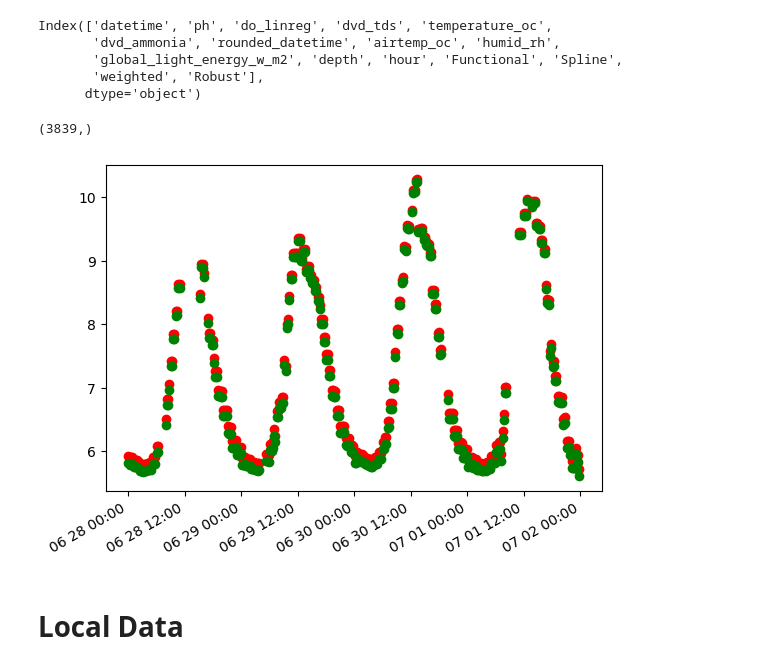
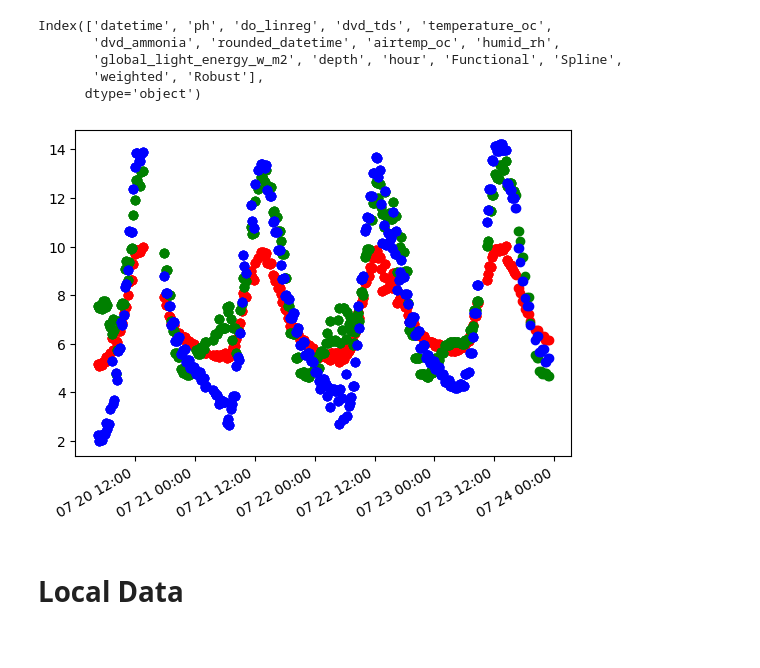
Before and after one commit to NawidT/morefish-ml, a Jupyter notebook: training/do_training.ipynb, the cells around one changed output. Cells and saved outputs as stored; diff of their text form; code cells hidden in the pictures.

```diff
--- a/training/do_training.ipynb
+++ b/training/do_training.ipynb
@@ -651,41 +707,49 @@ Index(['datetime', 'ph', 'do_linreg', 'dvd_tds', 'temperature_oc',
 # %%
 import matplotlib.pyplot as plt
 from matplotlib.dates import DateFormatter
 
 y_pred = svm_robust.predict(x_train)
 df['Robust'] = y_pred
 
-y_pred = ridgecv.predict(getWeightedAvg(x_train))
-df['Functional'] = y_pred
+#y_pred = ridgecv.predict(getWeightedAvg(x_train))
+#df['Functional'] = y_pred
 
 y_pred = svm_spline.predict(x_train)
 df['Spline'] = y_pred
 
 # y_pred = custom_stacking_predict(x_train, weights={'svm_spline': 5, 'svm_robust': 2, 'model': 3})
 # y_pred = svm_stack.predict(x_train)
 # df['clfstack'] = y_pred
 
-y_pred = svm_weighted.predict(x_train)
-df['weighted'] = y_pred
+#y_pred = ridgecv.predict(mlp.predict(get_mlp_fitted(x_train)).reshape(-1, 1))
+#df['MLP_RidgeCV'] = y_pred
+
+# y_pred = ridgecv.predict(get_mlp_fitted(x_train))
+# df['RidgeCV'] = y_pred
+
+y_pred = mlp.predict(get_mlp_fitted(x_train))
+df['MLP'] = y_pred
+
+y_pred = noCCpredict(x_train)
+df['current'] = y_pred
 
 
 fig, ax = plt.subplots()
-bet = df.loc[df['datetime'].between('2023-06-28', '2023-07-02')]
+bet = df.loc[df['datetime'].between('2023-07-20', '2023-07-24')]
 
-ax.plot(bet['datetime'], bet['weighted'].astype(float), 'ro')
-ax.plot(bet['datetime'], bet['Functional'].astype(float), 'go')
-#ax.plot(bet['datetime'], bet['ph'].astype(float), 'b')
-#ax.plot(bet['datetime'], bet['Robust'].astype(float), 'yo')
+ax.plot(bet['datetime'], bet['current'].astype(float), 'ro')
+ax.plot(bet['datetime'], bet['MLP'].astype(float), 'go')
+ax.plot(bet['datetime'], bet['RidgeCV'].astype(float), 'bo')
+#ax.plot(bet['datetime'], bet['MLP_RidgeCV'].astype(float), 'yo')
 
 myFmt = DateFormatter("%m %d %H:%M")
 ax.xaxis.set_major_formatter(myFmt)
 
 ## Rotate date labels automatically
 fig.autofmt_xdate()
 plt.show()
 # %% [output]
-(3839,)
-[figure, old version]
+[figure, new version]
 # %% [markdown]
 # Local Data
 # %%
```
Also changed, not shown: parts of 4 cells of this notebook, 2 other files.
